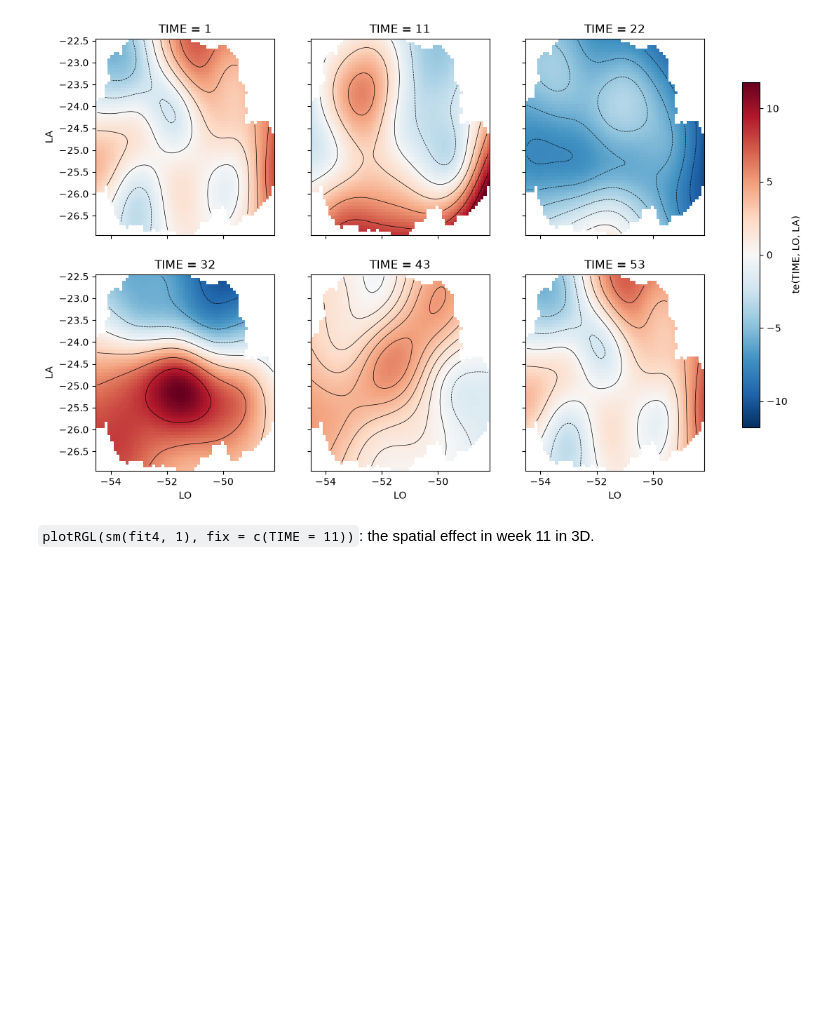
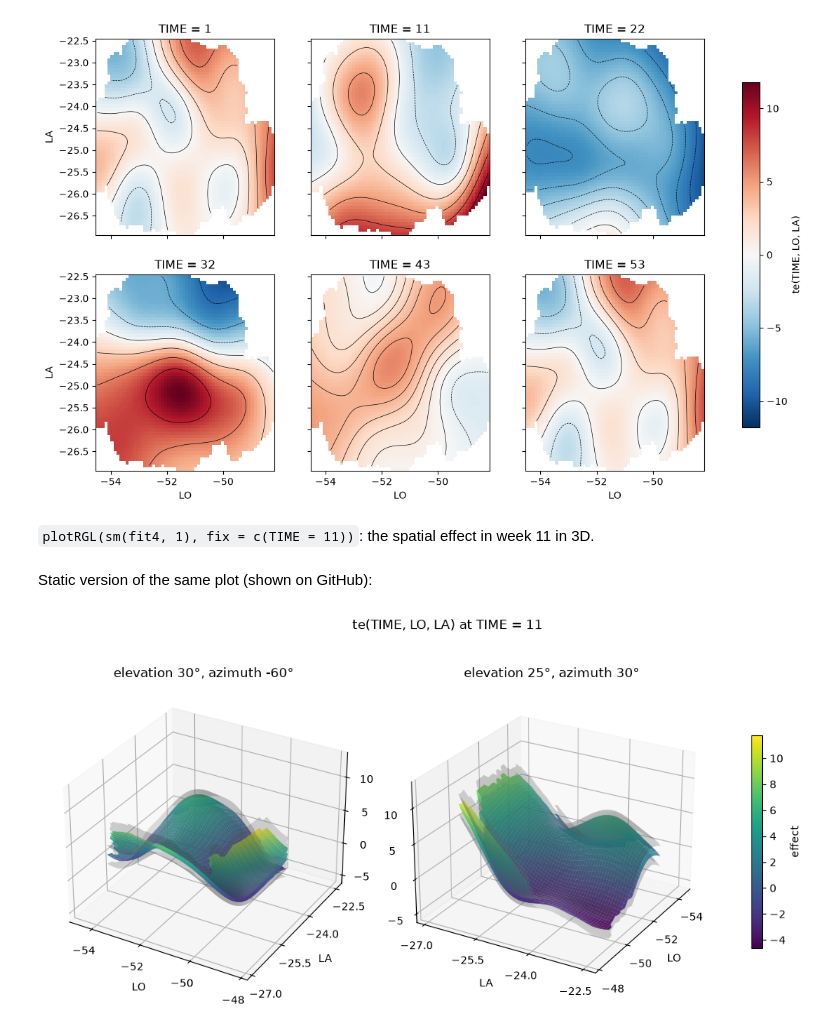
Before and after one commit to perellonieto/GAM_Workshop_Dortmund_25, a Jupyter notebook: Py_demos/4_qgam.ipynb, the cells around one changed output. Drawn from its saved outputs; the diff is of its cells as text; code cells hidden in the pictures; blank space fills up the shorter version.

```diff
--- a/Py_demos/4_qgam.ipynb
+++ b/Py_demos/4_qgam.ipynb
@@ -708,3 +721,10 @@ effect_w11 = fit4.partial_effect(
     compute_se=True,
 )
 plot_surface_3d(lo_grid, la_grid, effect_w11, far, "te(TIME, LO, LA) at TIME = 11")
+# %% [markdown]
+Static version of the same plot (shown on GitHub):
+# %%
+plot_surface_static(lo_grid, la_grid, effect_w11.fit, effect_w11.se, mask=far,
+                    xlabel="LO", ylabel="LA", title="te(TIME, LO, LA) at TIME = 11")
+# %% [output]
+[figure, added]
```
Also changed, not shown: parts of 3 cells of this notebook, 3 other files.
